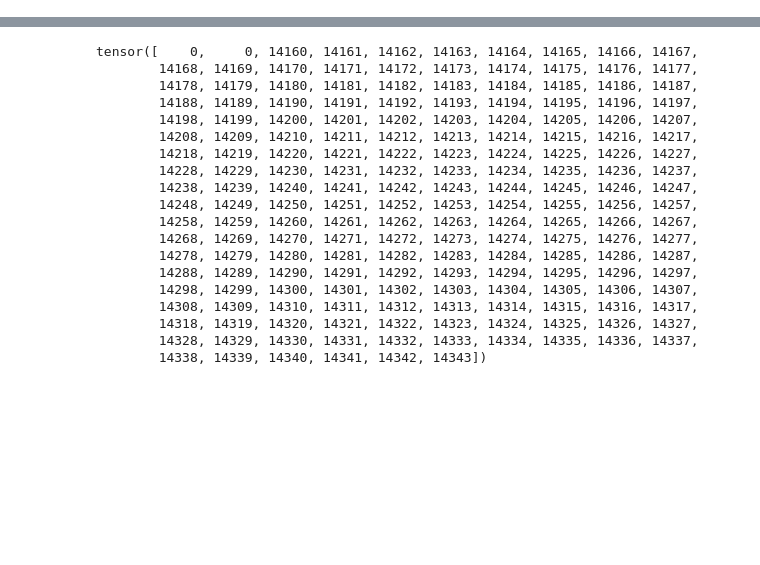
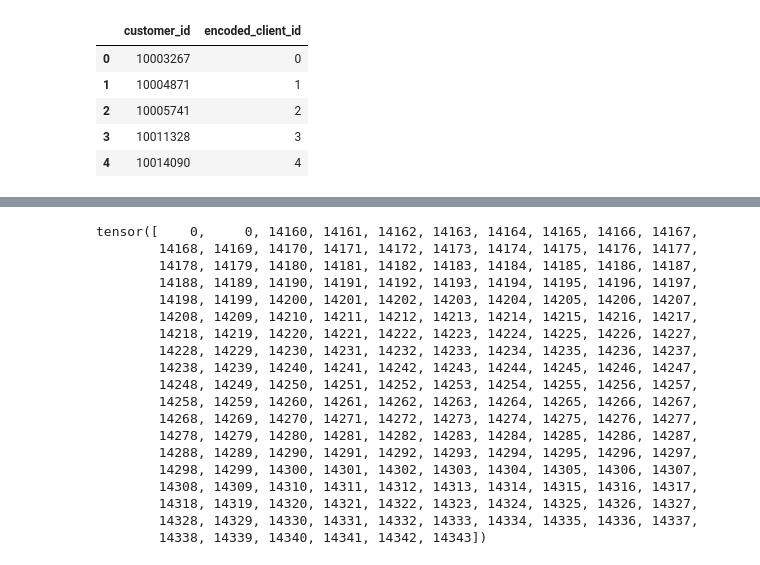
Before and after one commit to proshian/my-coles-gnn-experimetns, a Jupyter notebook: scenario_gender/checks.ipynb, the cells around one changed output, grey strips where cells are left out. Drawn from its saved outputs; the diff is of its cells as text; code cells hidden in the pictures; blank space fills up the shorter version.

```diff
--- a/scenario_gender/checks.ipynb
+++ b/scenario_gender/checks.ipynb
@@ -0,0 +3,11 @@
+# %%
+df = pd.read_parquet('data/client_id_map.parquet')
+# %%
+df.head()
+# %% [output]
+|  | customer_id | encoded_client_id |
+| 0 | 10003267 | 0 |
+| 1 | 10004871 | 1 |
+| 2 | 10005741 | 2 |
+| 3 | 10011328 | 3 |
+| 4 | 10014090 | 4 |
```
Also changed, not shown: parts of 6 cells of this notebook, 6 other files.
